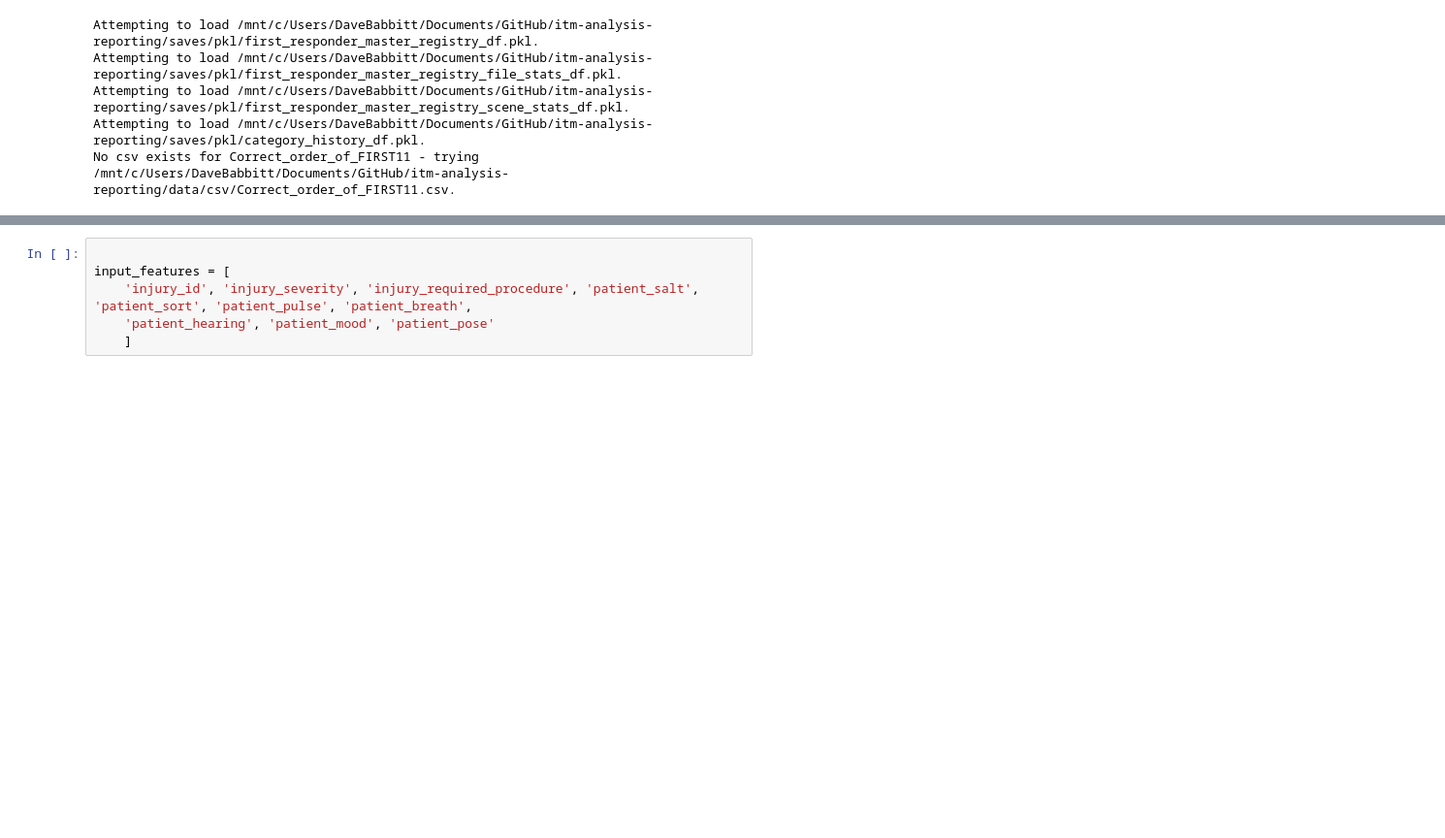
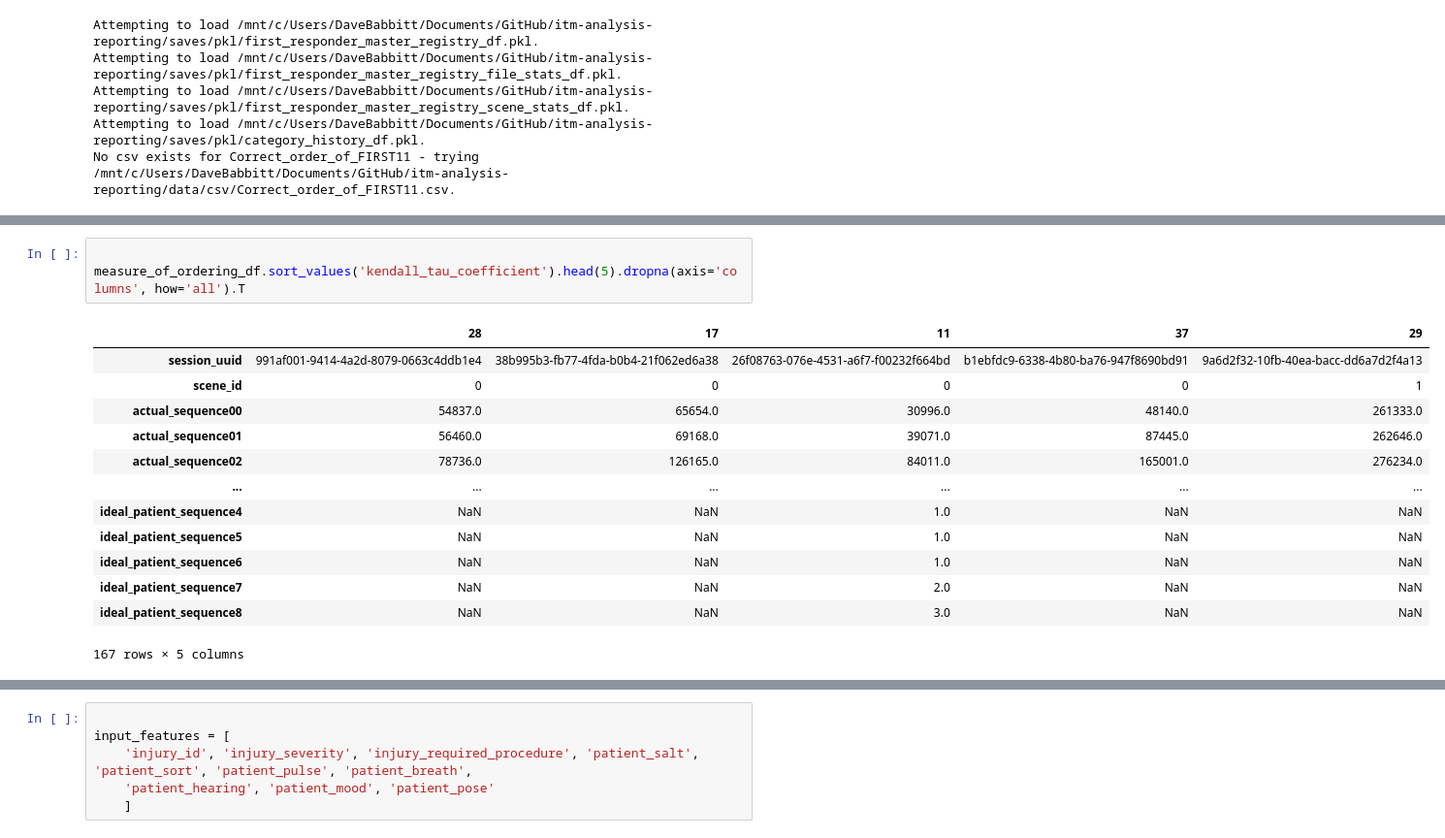
Before and after one commit to dbabbitt/itm-analysis-reporting-1, a Jupyter notebook: maintenance/Refactor Ideal Engagement Order.ipynb, the cells around one changed output, grey strips where cells are left out. Shown at 97% size. Saved outputs shown, nothing was run; the diff lists cells and outputs as text; blank space fills up the shorter version.

```diff
--- a/maintenance/Refactor Ideal Engagement Order.ipynb
+++ b/maintenance/Refactor Ideal Engagement Order.ipynb
@@ -66,0 +122,17 @@ fu.get_measure_of_ordering(actual_sequence, distracted_sequence)
+# %%
+
+measure_of_ordering_df.sort_values('kendall_tau_coefficient').head(5).dropna(axis='columns', how='all').T
+# %% [output]
+|  | 28 | 17 | 11 | 37 | 29 |
+| session_uuid | 991af001-9414-4a2d-8079-0663c4ddb1e4 | 38b995b3-fb77-4fda-b0b4-21f062ed6a38 | 26f08763-076e-4531-a6f7-f00232f664bd | b1ebfdc9-6338-4b80-ba76-947f8690bd91 | 9a6d2f32-10fb-40ea-bacc-dd6a7d2f4a13 |
+| scene_id | 0 | 0 | 0 | 0 | 1 |
+| actual_sequence00 | 54837.0 | 65654.0 | 30996.0 | 48140.0 | 261333.0 |
+| actual_sequence01 | 56460.0 | 69168.0 | 39071.0 | 87445.0 | 262646.0 |
+| actual_sequence02 | 78736.0 | 126165.0 | 84011.0 | 165001.0 | 276234.0 |
+| ... | ... | ... | ... | ... | ... |
+| ideal_patient_sequence4 | NaN | NaN | 1.0 | NaN | NaN |
+| ideal_patient_sequence5 | NaN | NaN | 1.0 | NaN | NaN |
+| ideal_patient_sequence6 | NaN | NaN | 1.0 | NaN | NaN |
+| ideal_patient_sequence7 | NaN | NaN | 2.0 | NaN | NaN |
+| ideal_patient_sequence8 | NaN | NaN | 3.0 | NaN | NaN |
+167 rows × 5 columns
```
Also changed, not shown: parts of 8 cells of this notebook, 6 other files.
